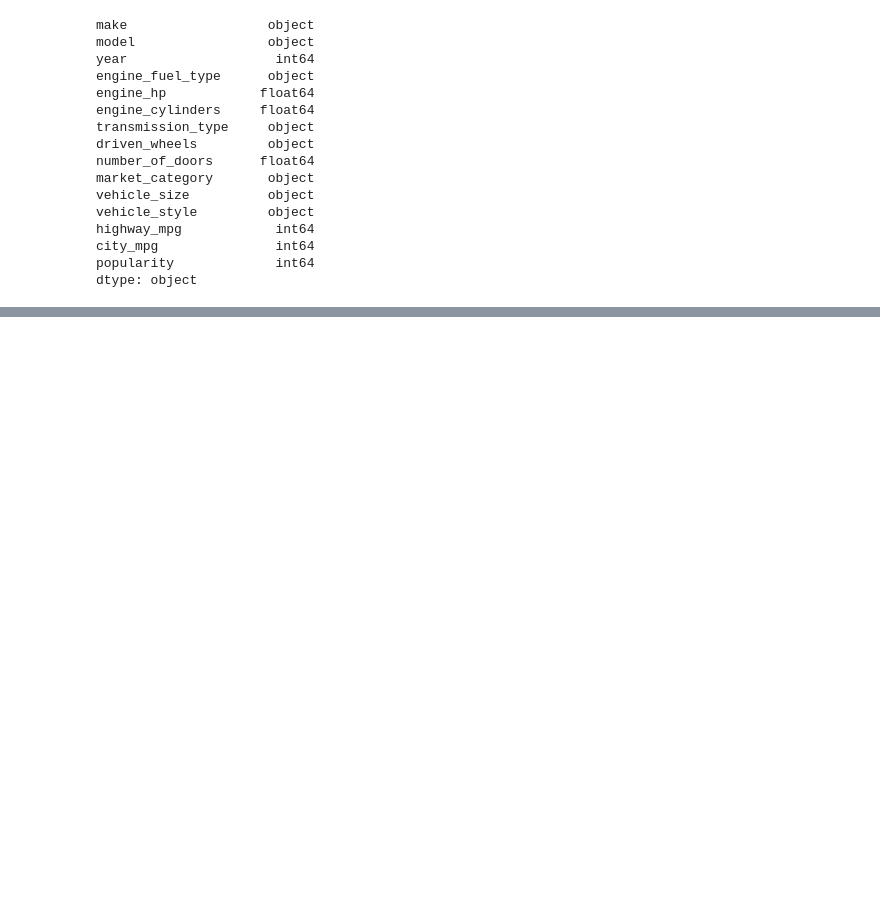
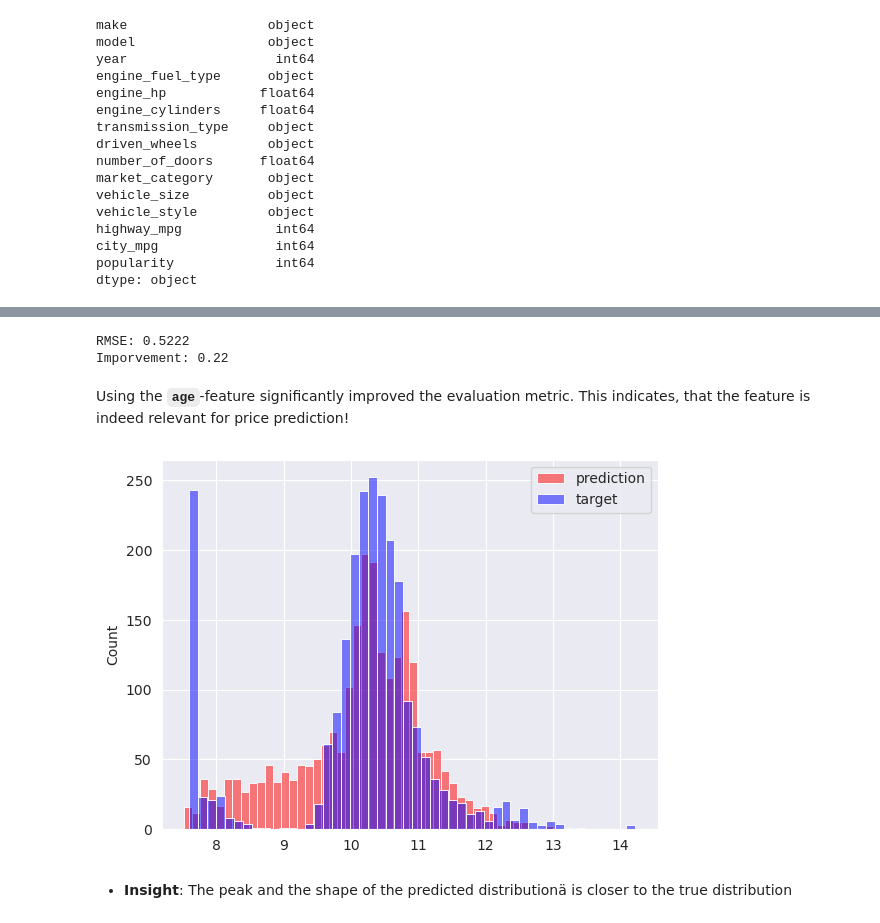
Before and after one commit to joweyel/ml-zoomcamp-material, a Jupyter notebook: 02-regression/notebooks/02-price-prediction.ipynb, the cells around one changed output, grey strips where cells are left out. Saved outputs shown, nothing was run; the diff lists cells and outputs as text; code cells hidden in the pictures; blank space fills up the shorter version.

```diff
--- a/02-regression/notebooks/02-price-prediction.ipynb
+++ b/02-regression/notebooks/02-price-prediction.ipynb
@@ -554,0 +572,7 @@ print(y_pred)
+# %%
+# The previous pre-processing steps as one function
+def prepare_X(df):
+    df_num = df[base]
+    df_num = df_num.fillna(0)
+    X = df_num.values
+    return X
@@ -554,0 +640,35 @@ print(y_pred)
+# %%
+# Modified data-preprocessing function
+def prepare_X(df):
+    df = df.copy() # avoiding call by reference changes of df
+    df["age"] = 2017 - df["year"]
+    features = base + ["age"]
+    df_num = df[features]
+    df_num = df_num.fillna(0)
+    X = df_num.values
+    return X
+# %%
+X_train = prepare_X(df_train)
+w0, w = train_linear_regression(X_train, y_train)
+
+X_val = prepare_X(df_val)
+y_pred = w0 + X_val @ w
+
+rmse_age = rmse(y_val, y_pred)
+print(f"RMSE: {rmse_age:.4f}")
+print(f"Imporvement: {RMSE_val - rmse_age:.2f}")
+# %% [output]
+RMSE: 0.5222
+Imporvement: 0.22
+# %% [markdown]
+Using the **`age`**-feature significantly improved the evaluation metric. This indicates, that the feature is indeed relevant for price prediction!
+# %%
+sns.histplot(y_pred, color="red", alpha=0.5, bins=50, label="prediction")
+sns.histplot(y_val, color="blue", alpha=0.5, bins=50, label="target")
+plt.legend()
+plt.show()
+# %% [output]
+[figure, added]
+# %% [markdown]
+- **Insight**:
+    The peak and the shape of the predicted distributionä is closer to the true distribution
```
Also changed, not shown: parts of 33 cells of this notebook, 1 other file.
